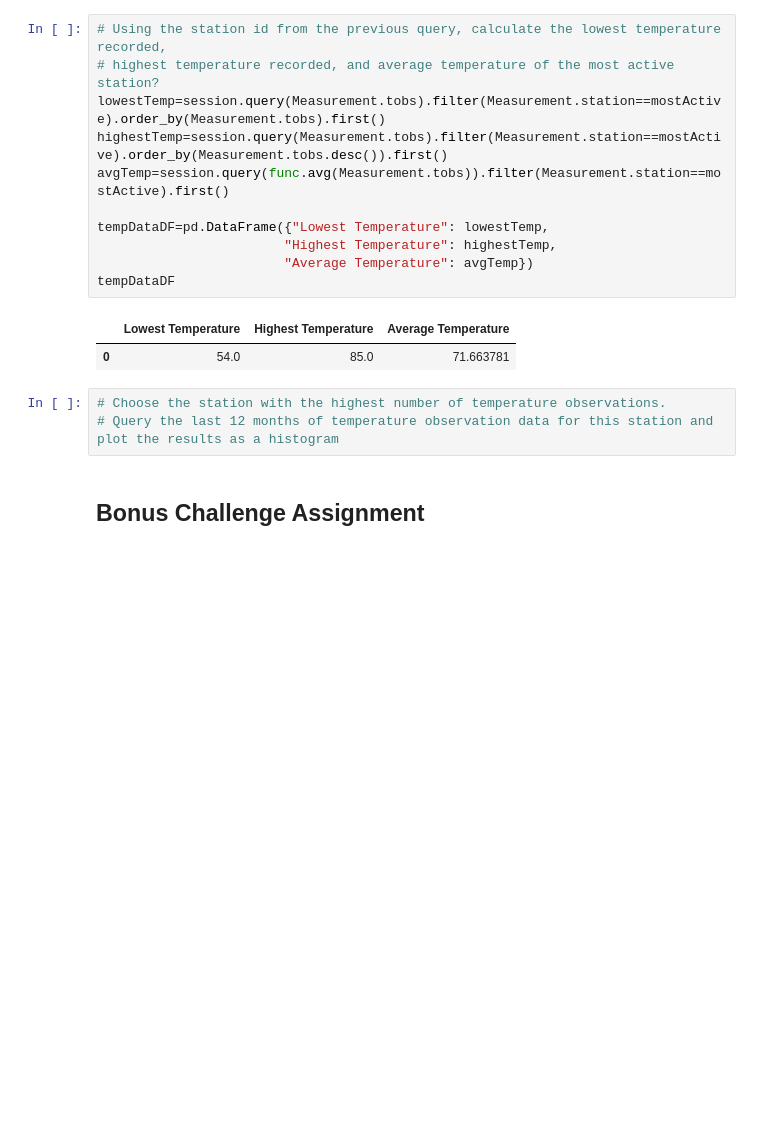
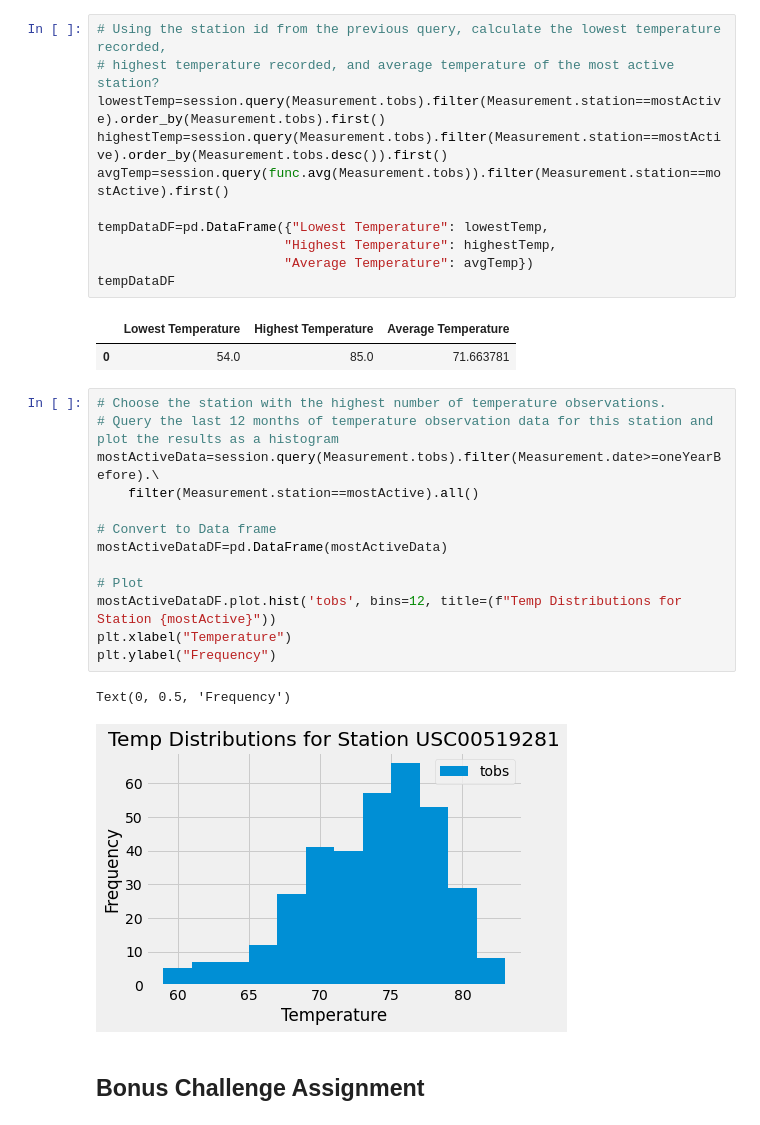
Before and after one commit to RBLevine/sqlalchemy-challenge, a Jupyter notebook: climate_starter.ipynb, the cells around one changed output. Drawn from its saved outputs; the diff is of its cells as text; blank space fills up the shorter version.

```diff
--- a/climate_starter.ipynb
+++ b/climate_starter.ipynb
@@ -131,6 +131,19 @@ tempDataDF
 # %%
 # Choose the station with the highest number of temperature observations.
 # Query the last 12 months of temperature observation data for this station and plot the results as a histogram
+mostActiveData=session.query(Measurement.tobs).filter(Measurement.date>=oneYearBefore).\
+    filter(Measurement.station==mostActive).all()
+
+# Convert to Data frame
+mostActiveDataDF=pd.DataFrame(mostActiveData)
+
+# Plot
+mostActiveDataDF.plot.hist('tobs', bins=12, title=(f"Temp Distributions for Station {mostActive}"))
+plt.xlabel("Temperature")
+plt.ylabel("Frequency")
+# %% [output]
+Text(0, 0.5, 'Frequency')
+[figure, added]
 # %% [markdown]
 ## Bonus Challenge Assignment
 # %%
```
